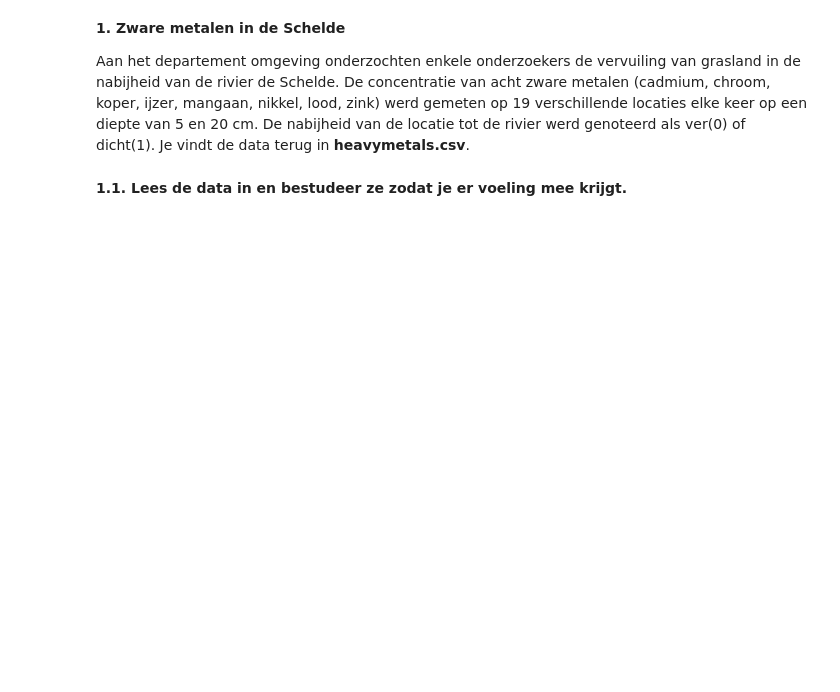
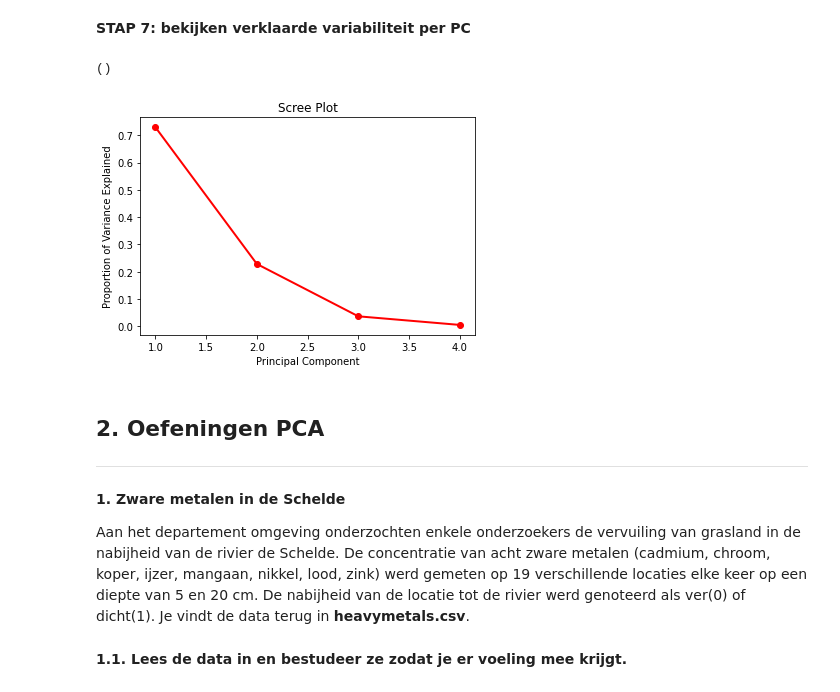
Before and after one commit to ArneDeloose/Ugain_MachineLearning_DataVis, a Jupyter notebook: DimensionReduction_Exercise_Solution.ipynb, the cells around one changed output. Drawn from its saved outputs; the diff is of its cells as text; code cells hidden in the pictures; blank space fills up the shorter version.

```diff
--- a/DimensionReduction_Exercise_Solution.ipynb
+++ b/DimensionReduction_Exercise_Solution.ipynb
@@ -1,23 +22,21 @@
 # %%
-#importeer de nodige paketten en functies
-import pandas as pd
-import sklearn
-from sklearn.preprocessing import StandardScaler
-from sklearn import datasets
-from sklearn.decomposition import PCA
-import numpy as np
+import pandas as pd                                # pandas dataframes
+import numpy as np                                 # numpy datastructuur voor homogene arrays (matrices)
+from sklearn.preprocessing import StandardScaler   # scikit learn: tools voor standaardiseren data (gemiddelde=0 en stdev=1)
+from sklearn.decomposition import PCA, KernelPCA   # scikit learn: klasses voor (kernel)PCA
+
+import matplotlib.pyplot as plt                    # visualisatiebibliotheken
 import plotnine
 from plotnine import *
 from plotnine.data import *
-import matplotlib.pyplot as plt
+
 !pip install jellyfish
-import jellyfish
-from sklearn.manifold import MDS
+import jellyfish #lev afstand
 
-
-#functies
+#zelf gedefinieerde functies
 
 def scree_plot(pca_model):
+    """ genereert scree plot op basis van een gefit PCA model (argument is PCA-object, na fitten) """
     PC_values = np.arange(pca_model.n_components_) + 1
     plt.plot(PC_values, pca_model.explained_variance_ratio_, 'ro-', linewidth=2)
     plt.title('Scree Plot')
@@ -26,6 +45,13 @@ def scree_plot(pca_model):
     return()
 
 def biplot_func(score, pca_model, labels=None, y=None, show_index=False):
+    """ genereert biplot, met argumenten:
+         - score: de scores (twee eerste PC) die men wenst te visualiseren
+         - pca_model: PCA-object, na fitten
+         - labels: labels van PCs die als naam worden weergegeven
+         - y: numerical vector, length equal to the number of observations used for color-coding the datapoints
+         - show_index: geeft aan of de indices van de objecten bij de scores worden getoond
+    """
     coeff=np.transpose(pca_model.components_[0:2, :]).copy()
     xs = score[:, 0]
     ys = score[:, 1]
@@ -54,3 +159,14 @@ def biplot_func(score, pca_model, labels=None, y=None, show_index=False):
+# %% [markdown]
+**STAP 7: bekijken verklaarde variabiliteit per PC**
+# %%
+scree_plot(pca_model)
+# %% [output]
+()
+[figure, added]
+# %% [markdown]
+## 2. Oefeningen PCA
+
+********
 # %% [markdown]
 **1. Zware metalen in de Schelde**
 
```
Also changed, not shown: parts of 45 cells of this notebook, 3 other files.
